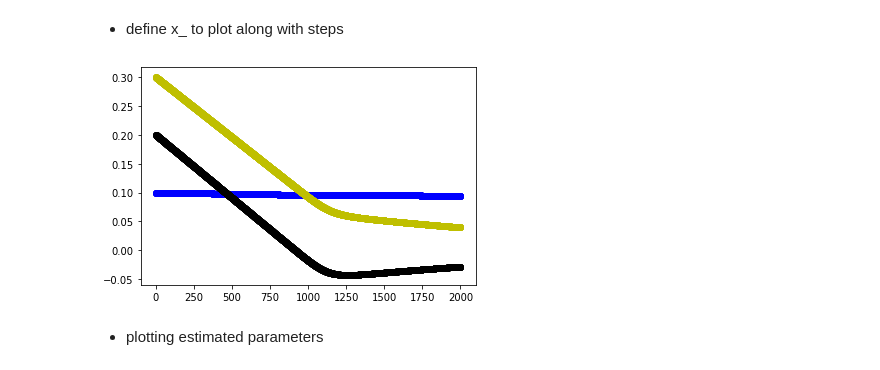
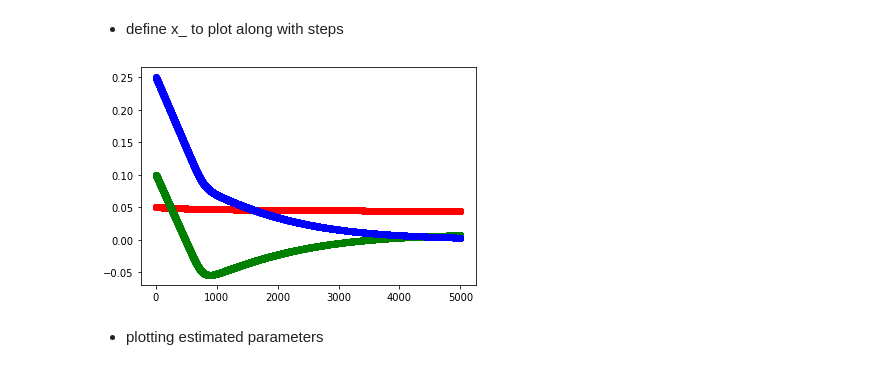
Before and after one commit to csm-kr/class_machine_learning, a Jupyter notebook: assignment05.ipynb, the cells around one changed output. Drawn from its saved outputs; the diff is of its cells as text; code cells hidden in the pictures.

```diff
--- a/assignment05.ipynb
+++ b/assignment05.ipynb
@@ -95,9 +85,0 @@ def binary_cross_entropy_loss (theta_0, theta_1, theta_2, x, y, l):
-# %%
-print(x.shape)
-print(y.shape)
-
-z = ret_z(0.1, 23, 3, x, y)
-h = hypothesis(z)
-
-loss = binary_cross_entropy_loss(1, 2, 3, x, y, label)
-print(loss)
@@ -108,6 +86,20 @@ nan
 # %%
 def gradient_descent(x, y, l, theta_0, theta_1, theta_2, learning_rate=1e-5):
-
+  """
+  make gradient descent algorithm for logistic regression.
+  params
+  x             : (100, ) - train x data
+  y             : (100, ) - train y data
+  l             : (100, ) - 0 or 1 labels
+  theta_0       : scalar - trainable parameter
+  theta_1       : scalar - trainable parameter
+  theta_2       : scalar - trainable parameter
+  learning_rate : scalar - learning rate s.t. step size for GD algorithm.
+  return
+  new thetas_0  : scalar - updated param
+  new thetas_1  : scalar - updated param
+  new thetas_2  : scalar - updated param
+  """
   m = len(x)
 
   z = ret_z(theta_0, theta_1, theta_2, x, y)
@@ -129,8 +121,10 @@ def gradient_descent(x, y, l, theta_0, theta_1, theta_2, learning_rate=1e-5):
 # %%
+# logistic regression process
+
 # initialize thetas arbitrarily
-theta_0 = 0.1
-theta_1 = 0.3
-theta_2 = 0.2
+theta_0 = 0.05
+theta_1 = 0.1
+theta_2 = 0.25
 
 theta_0_list = []
 theta_1_list = []
@@ -138,15 +132,13 @@ theta_2_list = []
 
 loss_list = []
 
-# until converge about 2000 steps
-converge_step = 2000
+# until converge about 5000 steps
+converge_step = 5000
 for i in range(converge_step):
 
   loss = binary_cross_entropy_loss(theta_0, theta_1, theta_2, x, y, label)
-  # loss
   loss_list.append(loss)
 
-  # thetas
   theta_0_list.append(theta_0)
   theta_1_list.append(theta_1)
   theta_2_list.append(theta_2)
@@ -164,12 +156,12 @@ x_ = np.arange(converge_step)
 # %% [markdown]
 - define x_ to plot along with steps
 # %%
-plt.scatter(x_, theta_0_list, c='b')
-plt.scatter(x_, theta_1_list, c='y')
-plt.scatter(x_, theta_2_list, c='k')
+plt.scatter(x_, theta_0_list, c='r')
+plt.scatter(x_, theta_1_list, c='g')
+plt.scatter(x_, theta_2_list, c='b')
 plt.show()
 # %% [output]
-[figure, old version]
+[figure, new version]
 # %% [markdown]
 - plotting estimated parameters
 # %% [markdown]
```
Also changed, not shown: parts of 12 cells of this notebook.
